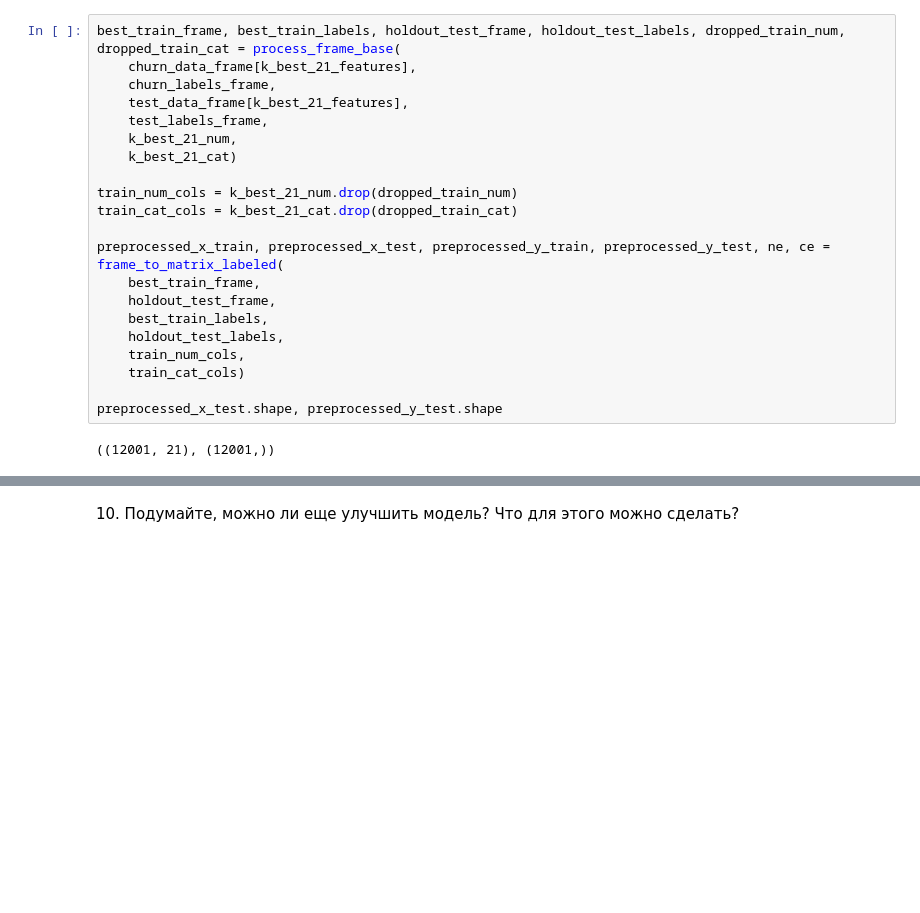
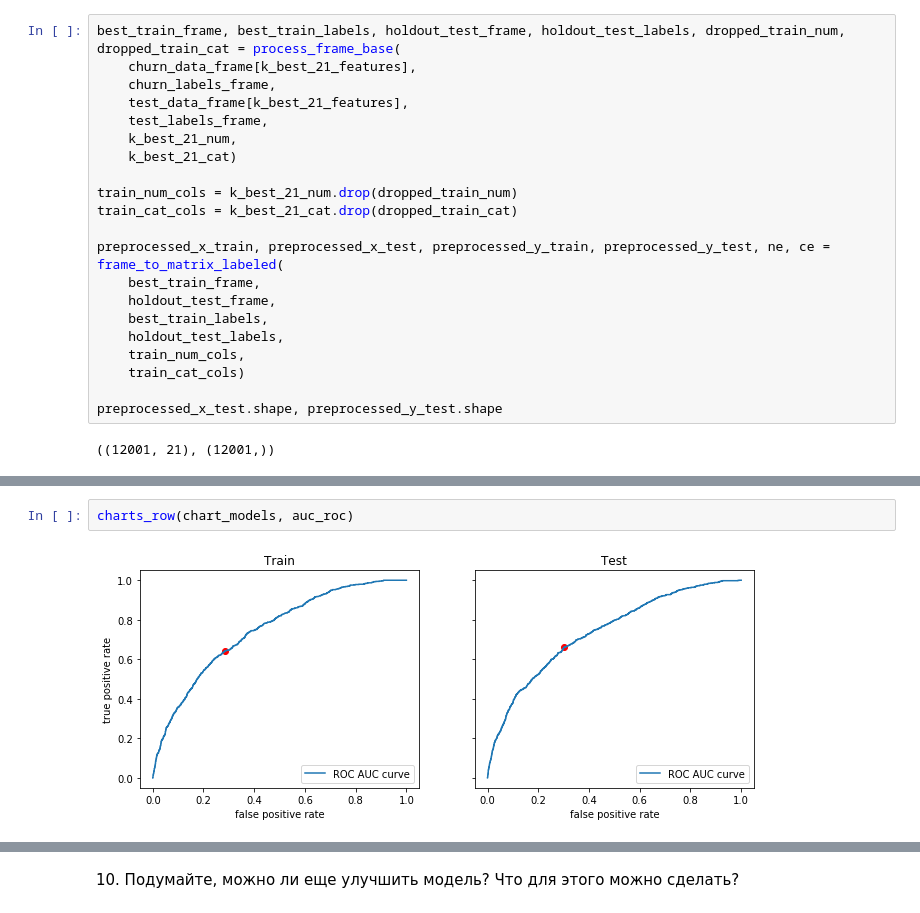
Before and after one commit to Agaspher20/DataAnalisysMipt, a Jupyter notebook: Python/6. DataAnalysisProject_Churn/week_5_finetuning.ipynb, the cells around one changed output, grey strips where cells are left out. Saved outputs shown, nothing was run; the diff lists cells and outputs as text; blank space fills up the shorter version.

```diff
--- a/Python/6. DataAnalysisProject_Churn/week_5_finetuning.ipynb
+++ b/Python/6. DataAnalysisProject_Churn/week_5_finetuning.ipynb
@@ -1470,0 +1615,4 @@ finalRocAuc
+# %%
+charts_row(chart_models, auc_roc)
+# %% [output]
+[figure, added]
```
Also changed, not shown: parts of 14 cells of this notebook, 1 other file.
